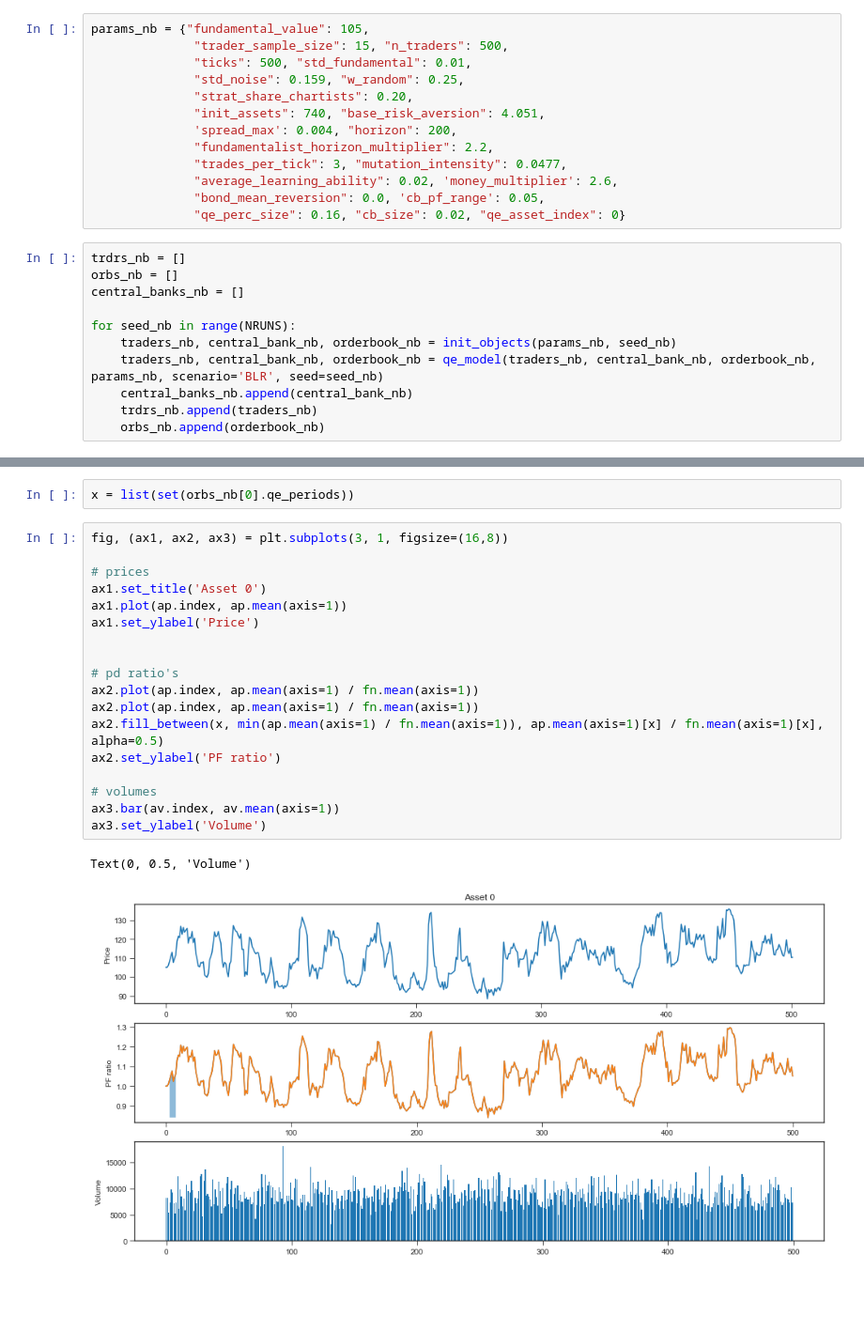
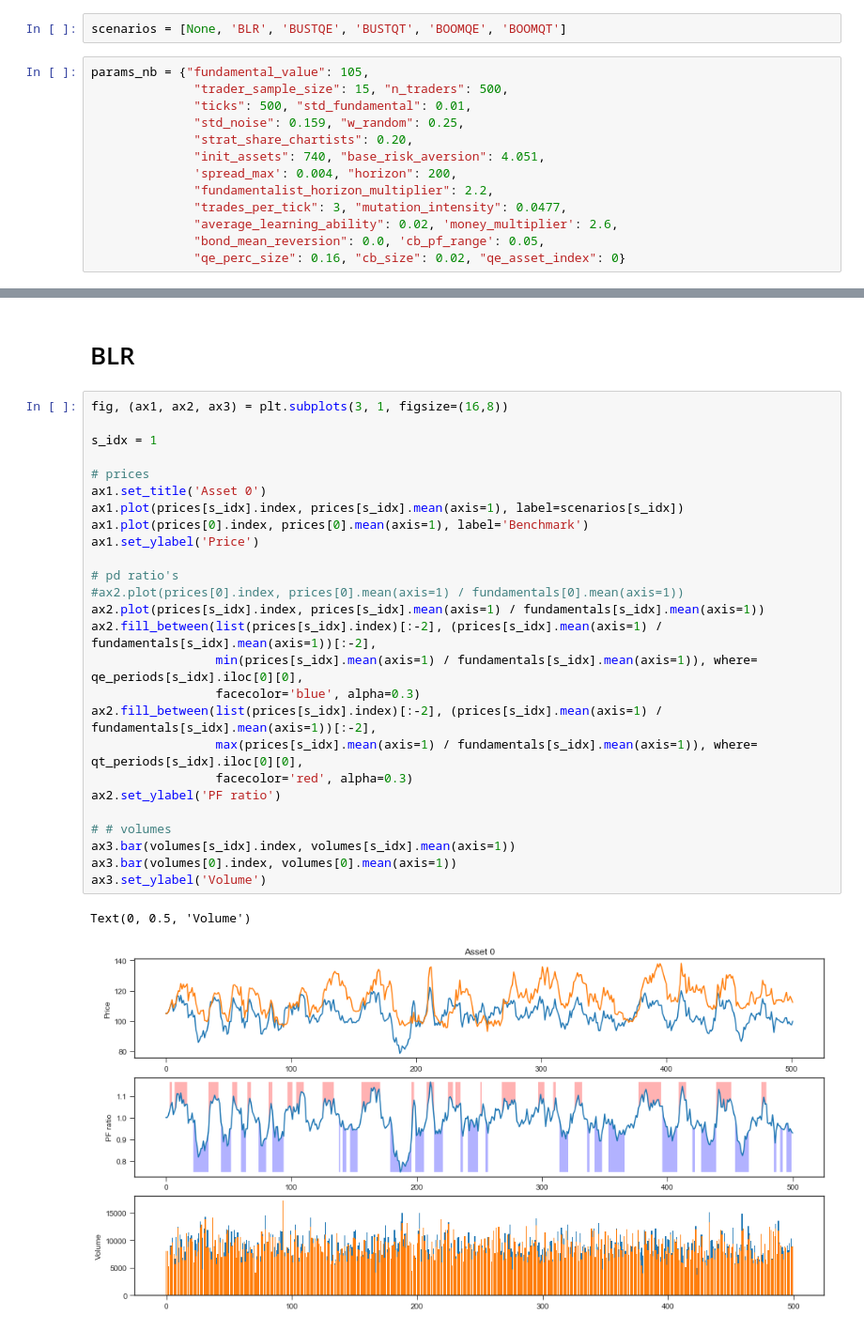
Before and after one commit to joerischasfoort/qe-asset-cycle, a Jupyter notebook: model_dynamics.ipynb, the cells around one changed output, grey strips where cells are left out. Shown at 94% size. Cells and saved outputs as stored; diff of their text form; blank space fills up the shorter version.

Commit message:
add scenarios

```diff
--- a/model_dynamics.ipynb
+++ b/model_dynamics.ipynb
@@ -22,6 +23,8 @@ def confidence_interval(data, av):
 # %%
 NRUNS = 1
 burn_in_period = 0
+# %%
+scenarios = [None, 'BLR', 'BUSTQE', 'BUSTQT', 'BOOMQE', 'BOOMQT']
 # %%
 params_nb = {"fundamental_value": 105,
               "trader_sample_size": 15, "n_traders": 500,
@@ -35,14 +38,3 @@ params_nb = {"fundamental_value": 105,
               "average_learning_ability": 0.02, 'money_multiplier': 2.6,
               "bond_mean_reversion": 0.0, 'cb_pf_range': 0.05,
               "qe_perc_size": 0.16, "cb_size": 0.02, "qe_asset_index": 0}
-# %%
-trdrs_nb = []
-orbs_nb = []
-central_banks_nb = []
-
-for seed_nb in range(NRUNS):
-    traders_nb, central_bank_nb, orderbook_nb = init_objects(params_nb, seed_nb)
-    traders_nb, central_bank_nb, orderbook_nb = qe_model(traders_nb, central_bank_nb, orderbook_nb, params_nb, scenario='BLR', seed=seed_nb)
-    central_banks_nb.append(central_bank_nb)
-    trdrs_nb.append(traders_nb)
-    orbs_nb.append(orderbook_nb)
@@ -71,23 +83,31 @@ av = pd.DataFrame([[sum(v) for v in orbs_nb[run].transaction_volumes_history] fo
-# %%
-x = list(set(orbs_nb[0].qe_periods))
+# %% [markdown]
+# BLR
 # %%
 fig, (ax1, ax2, ax3) = plt.subplots(3, 1, figsize=(16,8))
 
+s_idx = 1
+
 # prices
 ax1.set_title('Asset 0')
-ax1.plot(ap.index, ap.mean(axis=1))
+ax1.plot(prices[s_idx].index, prices[s_idx].mean(axis=1), label=scenarios[s_idx])
+ax1.plot(prices[0].index, prices[0].mean(axis=1), label='Benchmark')
 ax1.set_ylabel('Price')
 
-
 # pd ratio's
-ax2.plot(ap.index, ap.mean(axis=1) / fn.mean(axis=1))
-ax2.plot(ap.index, ap.mean(axis=1) / fn.mean(axis=1))
-ax2.fill_between(x, min(ap.mean(axis=1) / fn.mean(axis=1)), ap.mean(axis=1)[x] / fn.mean(axis=1)[x], alpha=0.5)
+#ax2.plot(prices[0].index, prices[0].mean(axis=1) / fundamentals[0].mean(axis=1))
+ax2.plot(prices[s_idx].index, prices[s_idx].mean(axis=1) / fundamentals[s_idx].mean(axis=1))
+ax2.fill_between(list(prices[s_idx].index)[:-2], (prices[s_idx].mean(axis=1) / fundamentals[s_idx].mean(axis=1))[:-2],
+                 min(prices[s_idx].mean(axis=1) / fundamentals[s_idx].mean(axis=1)), where= qe_periods[s_idx].iloc[0][0],
+                 facecolor='blue', alpha=0.3)
+ax2.fill_between(list(prices[s_idx].index)[:-2], (prices[s_idx].mean(axis=1) / fundamentals[s_idx].mean(axis=1))[:-2],
+                 max(prices[s_idx].mean(axis=1) / fundamentals[s_idx].mean(axis=1)), where= qt_periods[s_idx].iloc[0][0],
+                 facecolor='red', alpha=0.3)
 ax2.set_ylabel('PF ratio')
 
-# volumes
-ax3.bar(av.index, av.mean(axis=1))
+# # volumes
+ax3.bar(volumes[s_idx].index, volumes[s_idx].mean(axis=1))
+ax3.bar(volumes[0].index, volumes[0].mean(axis=1))
 ax3.set_ylabel('Volume')
 # %% [output]
 Text(0, 0.5, 'Volume')
-[figure, old version]
+[figure, new version]
```
Also changed, not shown: parts of 11 cells of this notebook, 4 other files.
